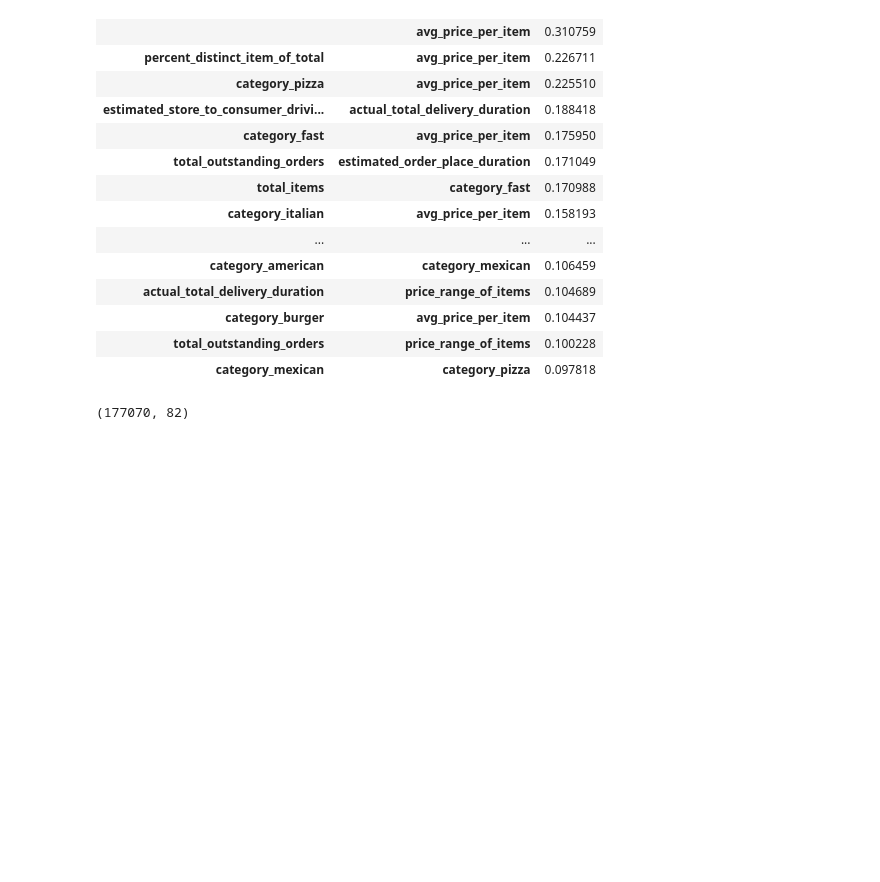
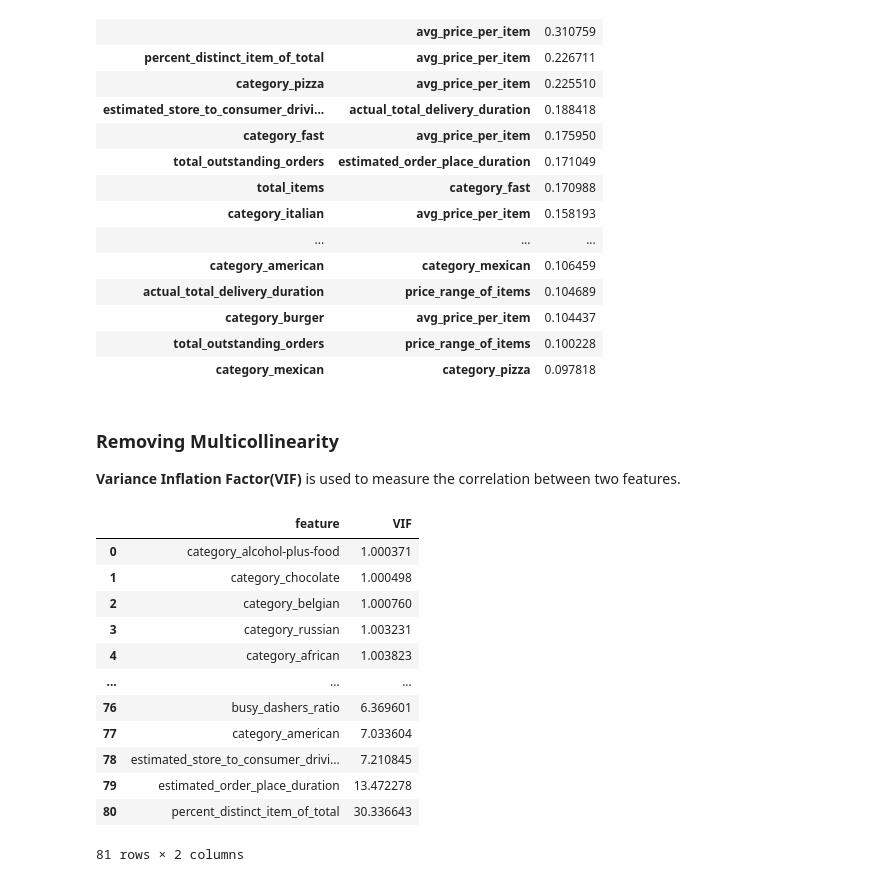
Before and after one commit to shailesh097/delivery_duration_prediction, a Jupyter notebook: delivery_duration.ipynb, the cells around one changed output. Saved outputs shown, nothing was run; the diff lists cells and outputs as text; code cells hidden in the pictures; blank space fills up the shorter version.

Commit message:
compute vif

```diff
--- a/delivery_duration.ipynb
+++ b/delivery_duration.ipynb
@@ -532,7 +532,6 @@ Top Absolute Correlations
 | category_burger | avg_price_per_item | 0.104437 |
 | total_outstanding_orders | price_range_of_items | 0.100228 |
 | category_mexican | category_pizza | 0.097818 |
-# %%
-train_df.shape
-# %% [output]
-(177070, 82)
+# %% [markdown]
+### Removing Multicollinearity
+**Variance Inflation Factor(VIF)** is used to measure the correlation between two features.
@@ -538,0 +540,25 @@ train_df.shape
+# %%
+def compute_vif(features):
+	vif_data = pd.DataFrame()
+	vif_data['feature'] = features
+	vif_data['VIF'] = [variance_inflation_factor(train_df[features].values, i) for i in range(len(features))]
+	return vif_data.sort_values(by=['VIF']).reset_index(drop=True)
+# %%
+# apply vif computation to all the columns
+features = train_df.drop(columns=['actual_total_delivery_duration']).columns.to_list()
+vif_data = compute_vif(features)
+vif_data
+# %% [output]
+|  | feature | VIF |
+| 0 | category_alcohol-plus-food | 1.000371 |
+| 1 | category_chocolate | 1.000498 |
+| 2 | category_belgian | 1.000760 |
+| 3 | category_russian | 1.003231 |
+| 4 | category_african | 1.003823 |
+| ... | ... | ... |
+| 76 | busy_dashers_ratio | 6.369601 |
+| 77 | category_american | 7.033604 |
+| 78 | estimated_store_to_consumer_drivi... | 7.210845 |
+| 79 | estimated_order_place_duration | 13.472278 |
+| 80 | percent_distinct_item_of_total | 30.336643 |
+81 rows × 2 columns
```
Also changed, not shown: parts of 1 cell of this notebook.
